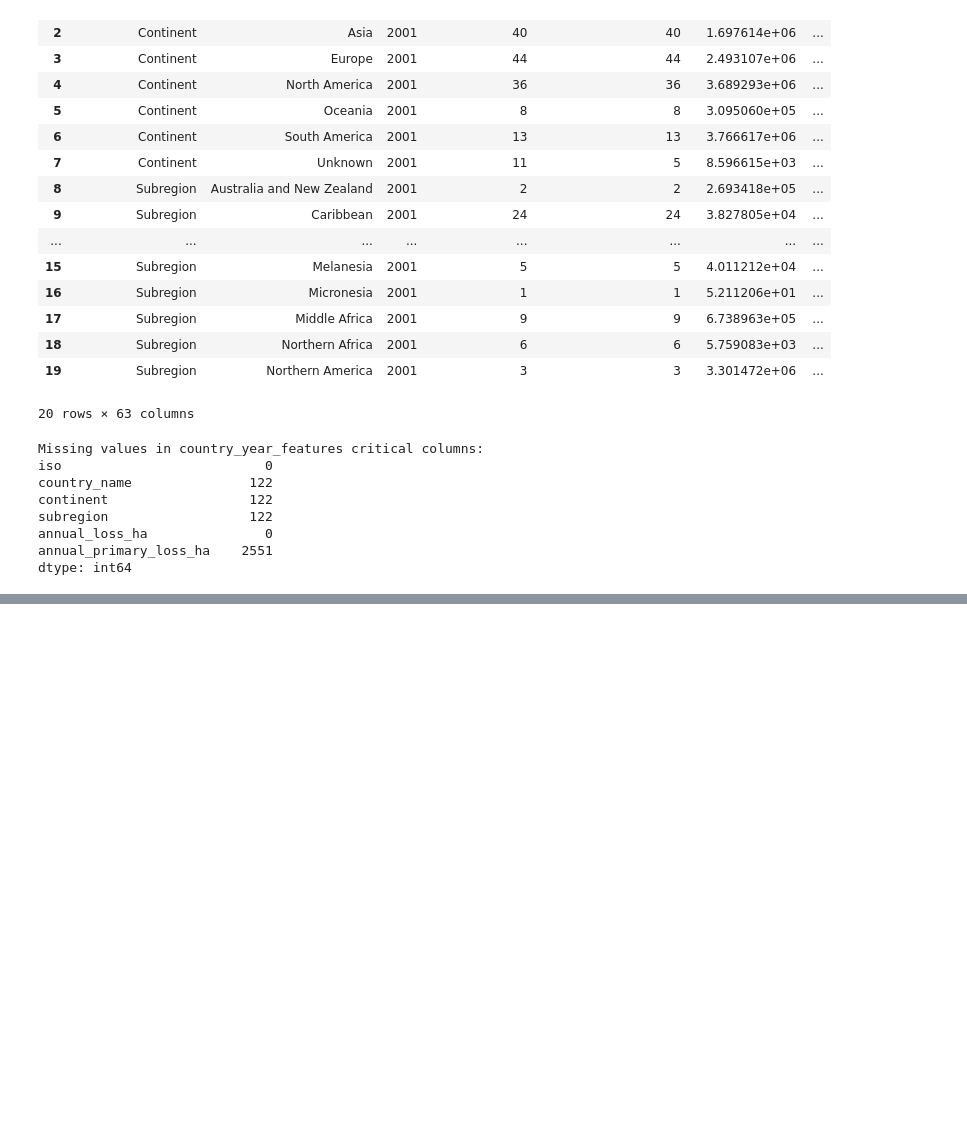
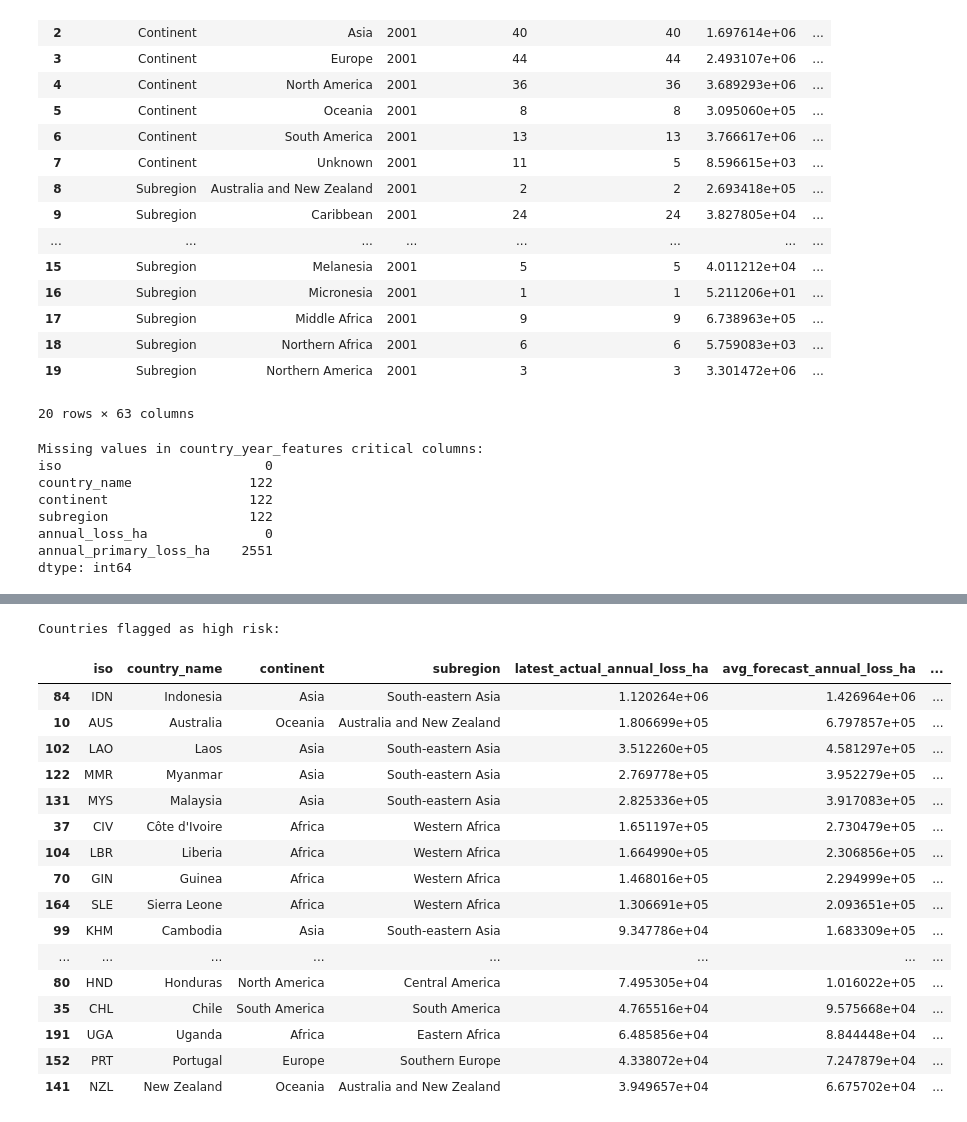
Before and after one commit to CH-CHISAKA/GlobalForestAnalysis, a Jupyter notebook: world_forest_distribution.ipynb, the cells around one changed output, grey strips where cells are left out. Saved outputs shown, nothing was run; the diff lists cells and outputs as text; code cells hidden in the pictures; blank space fills up the shorter version.

```diff
--- a/world_forest_distribution.ipynb
+++ b/world_forest_distribution.ipynb
@@ -1846,0 +2474,42 @@ plt.show()
+# %%
+# ---------------------------------------------------------
+# HIGH-RISK FORECAST COUNTRIES
+# ---------------------------------------------------------
+
+country_forecast_summary = (
+    forecasts.groupby(["iso", "country_name", "continent", "subregion"], as_index=False)
+    .agg(
+        latest_actual_annual_loss_ha=("latest_actual_annual_loss_ha", "mean"),
+        avg_forecast_annual_loss_ha=("avg_forecast_annual_loss_ha", "mean"),
+        max_forecast_annual_loss_ha=("max_forecast_annual_loss_ha", "mean"),
+        loss_slope_ha_per_year=("loss_slope_ha_per_year", "mean"),
+        r_squared=("r_squared", "mean"),
+        forecast_risk_label=("forecast_risk_label", "first"),
+    )
+)
+
+print("Countries flagged as high risk:")
+display(
+    country_forecast_summary[country_forecast_summary["forecast_risk_label"] == "high_risk"]
+    .sort_values("avg_forecast_annual_loss_ha", ascending=False)
+    .head(20)
+)
+# %% [output]
+Countries flagged as high risk:
+|  | iso | country_name | continent | subregion | latest_actual_annual_loss_ha | avg_forecast_annual_loss_ha | ... |
+| 84 | IDN | Indonesia | Asia | South-eastern Asia | 1.120264e+06 | 1.426964e+06 | ... |
+| 10 | AUS | Australia | Oceania | Australia and New Zealand | 1.806699e+05 | 6.797857e+05 | ... |
+| 102 | LAO | Laos | Asia | South-eastern Asia | 3.512260e+05 | 4.581297e+05 | ... |
+| 122 | MMR | Myanmar | Asia | South-eastern Asia | 2.769778e+05 | 3.952279e+05 | ... |
+| 131 | MYS | Malaysia | Asia | South-eastern Asia | 2.825336e+05 | 3.917083e+05 | ... |
+| 37 | CIV | Côte d'Ivoire | Africa | Western Africa | 1.651197e+05 | 2.730479e+05 | ... |
+| 104 | LBR | Liberia | Africa | Western Africa | 1.664990e+05 | 2.306856e+05 | ... |
+| 70 | GIN | Guinea | Africa | Western Africa | 1.468016e+05 | 2.294999e+05 | ... |
+| 164 | SLE | Sierra Leone | Africa | Western Africa | 1.306691e+05 | 2.093651e+05 | ... |
+| 99 | KHM | Cambodia | Asia | South-eastern Asia | 9.347786e+04 | 1.683309e+05 | ... |
+| ... | ... | ... | ... | ... | ... | ... | ... |
+| 80 | HND | Honduras | North America | Central America | 7.495305e+04 | 1.016022e+05 | ... |
+| 35 | CHL | Chile | South America | South America | 4.765516e+04 | 9.575668e+04 | ... |
+| 191 | UGA | Uganda | Africa | Eastern Africa | 6.485856e+04 | 8.844448e+04 | ... |
+| 152 | PRT | Portugal | Europe | Southern Europe | 4.338072e+04 | 7.247879e+04 | ... |
+| 141 | NZL | New Zealand | Oceania | Australia and New Zealand | 3.949657e+04 | 6.675702e+04 | ... |
```
Also changed, not shown: parts of 17 cells of this notebook.
